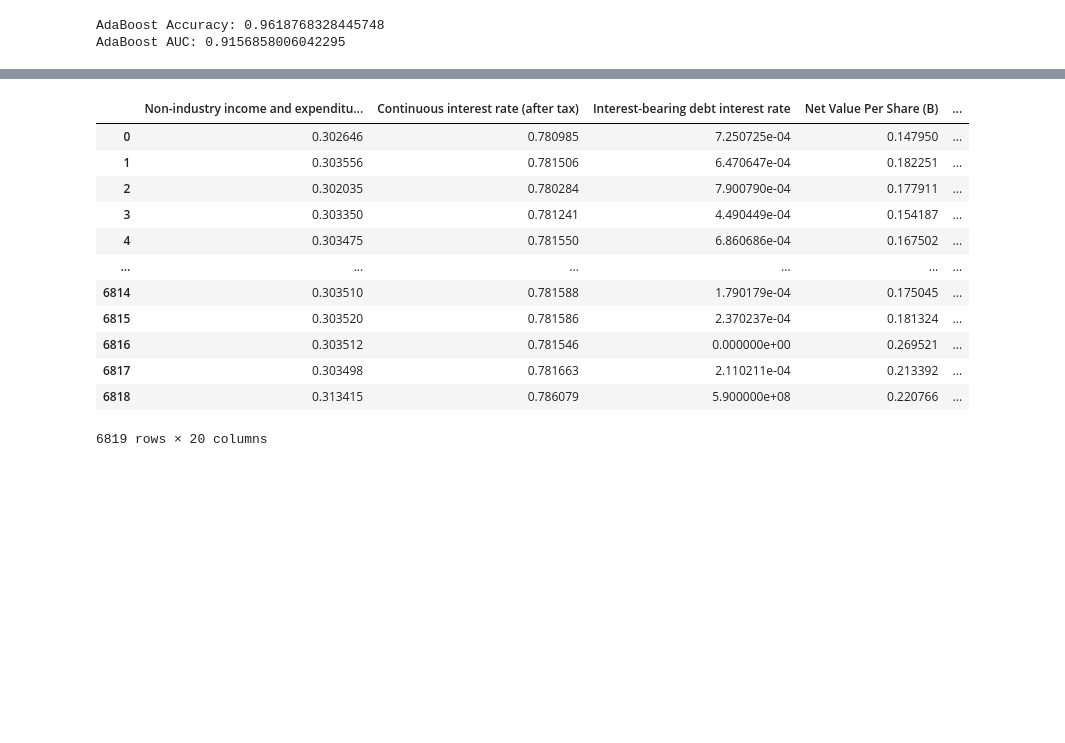
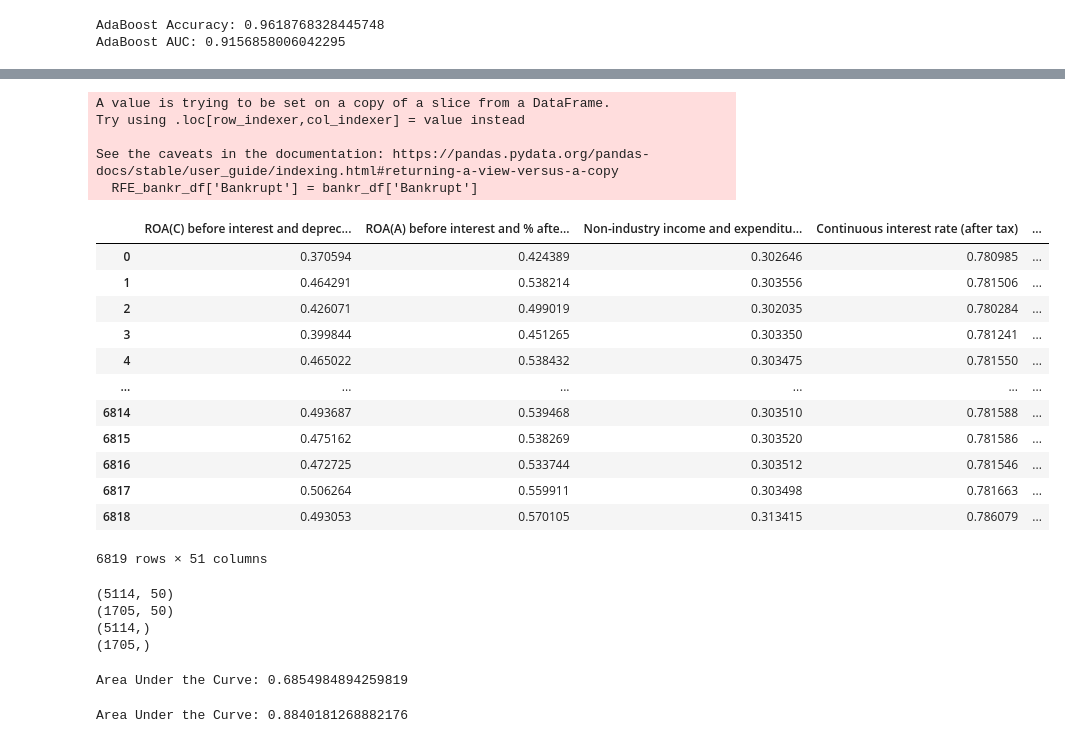
Before and after one commit to edwardramirez/company-bankruptcy-prediction, a Jupyter notebook: final_proj.ipynb, the cells around one changed output, grey strips where cells are left out. Cells and saved outputs as stored; diff of their text form; code cells hidden in the pictures; blank space fills up the shorter version.

```diff
--- a/final_proj.ipynb
+++ b/final_proj.ipynb
@@ -387,17 +438,59 @@ print(features_list)
-# %%
-select_feature_df = bankr_df[features_list]
-select_feature_df
-# %% [output]
-|  | Non-industry income and expenditu... | Continuous interest rate (after tax) | Interest-bearing debt interest rate | Net Value Per Share (B) | ... |
-| 0 | 0.302646 | 0.780985 | 7.250725e-04 | 0.147950 | ... |
-| 1 | 0.303556 | 0.781506 | 6.470647e-04 | 0.182251 | ... |
-| 2 | 0.302035 | 0.780284 | 7.900790e-04 | 0.177911 | ... |
-| 3 | 0.303350 | 0.781241 | 4.490449e-04 | 0.154187 | ... |
-| 4 | 0.303475 | 0.781550 | 6.860686e-04 | 0.167502 | ... |
-| ... | ... | ... | ... | ... | ... |
-| 6814 | 0.303510 | 0.781588 | 1.790179e-04 | 0.175045 | ... |
-| 6815 | 0.303520 | 0.781586 | 2.370237e-04 | 0.181324 | ... |
-| 6816 | 0.303512 | 0.781546 | 0.000000e+00 | 0.269521 | ... |
-| 6817 | 0.303498 | 0.781663 | 2.110211e-04 | 0.213392 | ... |
-| 6818 | 0.313415 | 0.786079 | 5.900000e+08 | 0.220766 | ... |
-6819 rows × 20 columns
+# %%
+RFE_bankr_df = bankr_df[features_list]
+RFE_bankr_df['Bankrupt'] = bankr_df['Bankrupt']
+RFE_bankr_df
+# %% [output]
+A value is trying to be set on a copy of a slice from a DataFrame.
+Try using .loc[row_indexer,col_indexer] = value instead
+
+See the caveats in the documentation: https://pandas.pydata.org/pandas-docs/stable/user_guide/indexing.html#returning-a-view-versus-a-copy
+  RFE_bankr_df['Bankrupt'] = bankr_df['Bankrupt']
+|  | ROA(C) before interest and deprec... | ROA(A) before interest and % afte... | Non-industry income and expenditu... | Continuous interest rate (after tax) | ... |
+| 0 | 0.370594 | 0.424389 | 0.302646 | 0.780985 | ... |
+| 1 | 0.464291 | 0.538214 | 0.303556 | 0.781506 | ... |
+| 2 | 0.426071 | 0.499019 | 0.302035 | 0.780284 | ... |
+| 3 | 0.399844 | 0.451265 | 0.303350 | 0.781241 | ... |
+| 4 | 0.465022 | 0.538432 | 0.303475 | 0.781550 | ... |
+| ... | ... | ... | ... | ... | ... |
+| 6814 | 0.493687 | 0.539468 | 0.303510 | 0.781588 | ... |
+| 6815 | 0.475162 | 0.538269 | 0.303520 | 0.781586 | ... |
+| 6816 | 0.472725 | 0.533744 | 0.303512 | 0.781546 | ... |
+| 6817 | 0.506264 | 0.559911 | 0.303498 | 0.781663 | ... |
+| 6818 | 0.493053 | 0.570105 | 0.313415 | 0.786079 | ... |
+6819 rows × 51 columns
+# %%
+# Using our new matrix with top 20 features we will compare AUC of the models we ran before feature extraction
+
+X = RFE_bankr_df.drop('Bankrupt', axis=1)
+y = RFE_bankr_df['Bankrupt']
+X_train_RFE, X_test_RFE, y_train_RFE, y_test_RFE = train_test_split(X, y, test_size=.25, random_state=2)
+
+print(X_train_RFE.shape)
+print(X_test_RFE.shape)
+print(y_train_RFE.shape)
+print(y_test_RFE.shape)
+# %% [output]
+(5114, 50)
+(1705, 50)
+(5114,)
+(1705,)
+# %%
+from sklearn import metrics
+
+dec_tree.fit(X_train_RFE, y_train_RFE)
+
+y_predict_proba = dec_tree.predict_proba(X_test_RFE)
+fpr6, tpr6, thresholds6 = metrics.roc_curve(y_test_RFE, y_predict_proba[:,1], pos_label=1)
+AUC6 = metrics.auc(fpr6, tpr6)
+print('Area Under the Curve: ' + str(AUC6))
+# %% [output]
+Area Under the Curve: 0.6854984894259819
+# %%
+rand_forest.fit(X_train_RFE, y_train_RFE)
+
+y_predict_proba = rand_forest.predict_proba(X_test_RFE)
+fpr7, tpr7, thresholds7 = metrics.roc_curve(y_test_RFE, y_predict_proba[:,1], pos_label=1)
+AUC7 = metrics.auc(fpr7, tpr7)
+print('Area Under the Curve: ' + str(AUC7))
+# %% [output]
+Area Under the Curve: 0.8840181268882176
```
Also changed, not shown: parts of 14 cells of this notebook.
